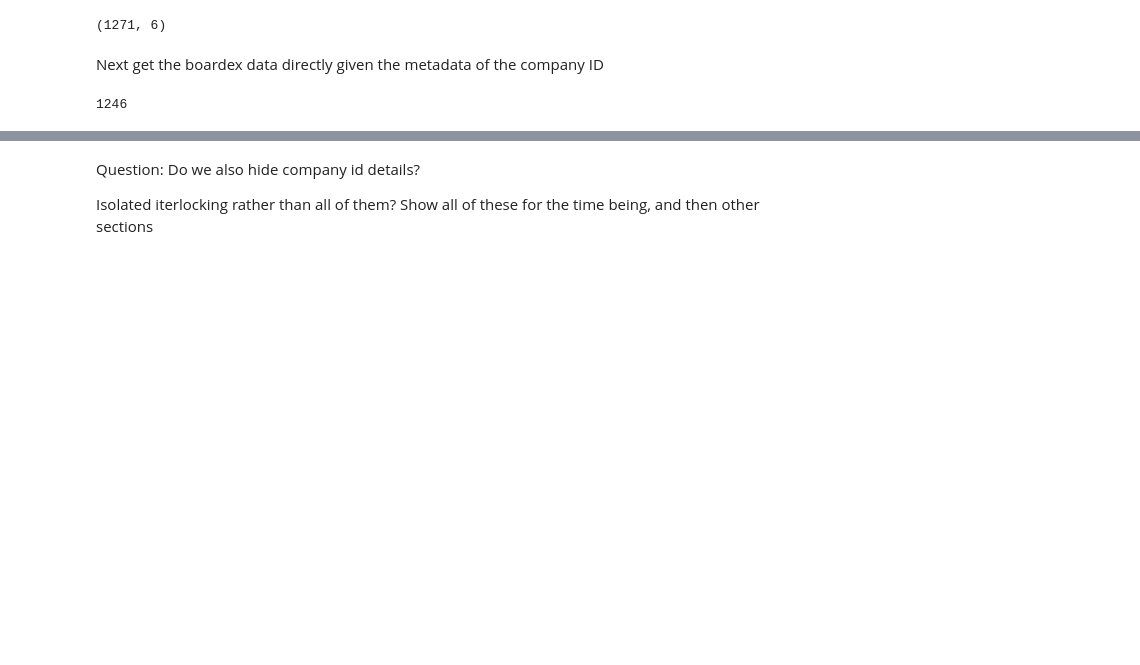
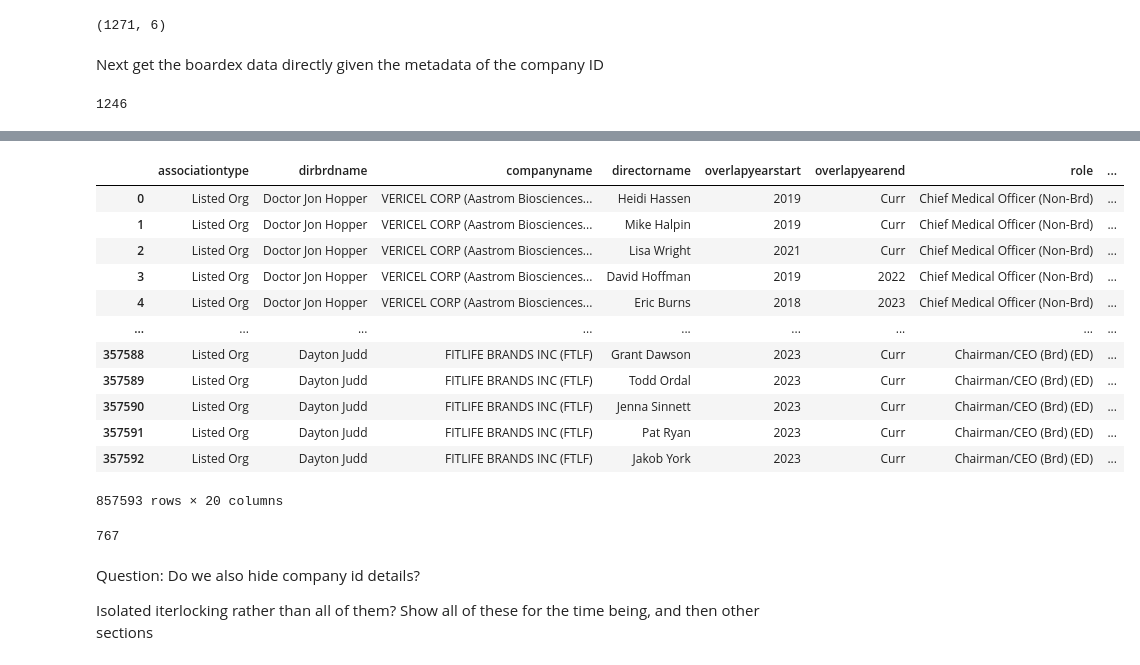
Before and after one commit to PeterHuGC/Imperial_Dissertation_Research, a Jupyter notebook: 2.Initial_Graph_Building/4.WRDS_data_mapping.ipynb, the cells around one changed output, grey strips where cells are left out. Saved outputs shown, nothing was run; the diff lists cells and outputs as text; code cells hidden in the pictures; blank space fills up the shorter version.

```diff
--- a/2.Initial_Graph_Building/4.WRDS_data_mapping.ipynb
+++ b/2.Initial_Graph_Building/4.WRDS_data_mapping.ipynb
@@ -369,0 +433,24 @@ len(us_company_id_boardex) # there are duplicate keys for each company
+# %%
+boardex_networks_us_individuals_df = conn.raw_sql(
+    f"""
+    select *
+    from boardex_na.na_wrds_individual_networks bdn
+    where bdn.companyid in {concatenate_to_literal(us_company_id_boardex)} and
+    bdn.overlapyearstart_int <= 2024 and (bdn.overlapyearend_int >= 2022 or bdn.overlapyearend_int is null);
+    """
+)
+boardex_networks_us_individuals_df
+# %% [output]
+|  | associationtype | dirbrdname | companyname | directorname | overlapyearstart | overlapyearend | role | ... |
+| 0 | Listed Org | Doctor Jon Hopper | VERICEL CORP (Aastrom Biosciences... | Heidi Hassen | 2019 | Curr | Chief Medical Officer (Non-Brd) | ... |
+| 1 | Listed Org | Doctor Jon Hopper | VERICEL CORP (Aastrom Biosciences... | Mike Halpin | 2019 | Curr | Chief Medical Officer (Non-Brd) | ... |
+| 2 | Listed Org | Doctor Jon Hopper | VERICEL CORP (Aastrom Biosciences... | Lisa Wright | 2021 | Curr | Chief Medical Officer (Non-Brd) | ... |
+| 3 | Listed Org | Doctor Jon Hopper | VERICEL CORP (Aastrom Biosciences... | David Hoffman | 2019 | 2022 | Chief Medical Officer (Non-Brd) | ... |
+| 4 | Listed Org | Doctor Jon Hopper | VERICEL CORP (Aastrom Biosciences... | Eric Burns | 2018 | 2023 | Chief Medical Officer (Non-Brd) | ... |
+| ... | ... | ... | ... | ... | ... | ... | ... | ... |
+| 357588 | Listed Org | Dayton Judd | FITLIFE BRANDS INC (FTLF) | Grant Dawson | 2023 | Curr | Chairman/CEO (Brd) (ED) | ... |
+| 357589 | Listed Org | Dayton Judd | FITLIFE BRANDS INC (FTLF) | Todd Ordal | 2023 | Curr | Chairman/CEO (Brd) (ED) | ... |
+| 357590 | Listed Org | Dayton Judd | FITLIFE BRANDS INC (FTLF) | Jenna Sinnett | 2023 | Curr | Chairman/CEO (Brd) (ED) | ... |
+| 357591 | Listed Org | Dayton Judd | FITLIFE BRANDS INC (FTLF) | Pat Ryan | 2023 | Curr | Chairman/CEO (Brd) (ED) | ... |
+| 357592 | Listed Org | Dayton Judd | FITLIFE BRANDS INC (FTLF) | Jakob York | 2023 | Curr | Chairman/CEO (Brd) (ED) | ... |
+857593 rows × 20 columns
@@ -370,3 +459,7 @@ len(us_company_id_boardex) # there are duplicate keys for each company
+# %%
+boardex_networks_us_individuals_df["companyid"].drop_duplicates().count()
+# %% [output]
+767
 # %% [markdown]
 Question: Do we also hide company id details?
 
```
Also changed, not shown: parts of 10 cells of this notebook, 4 other files.
